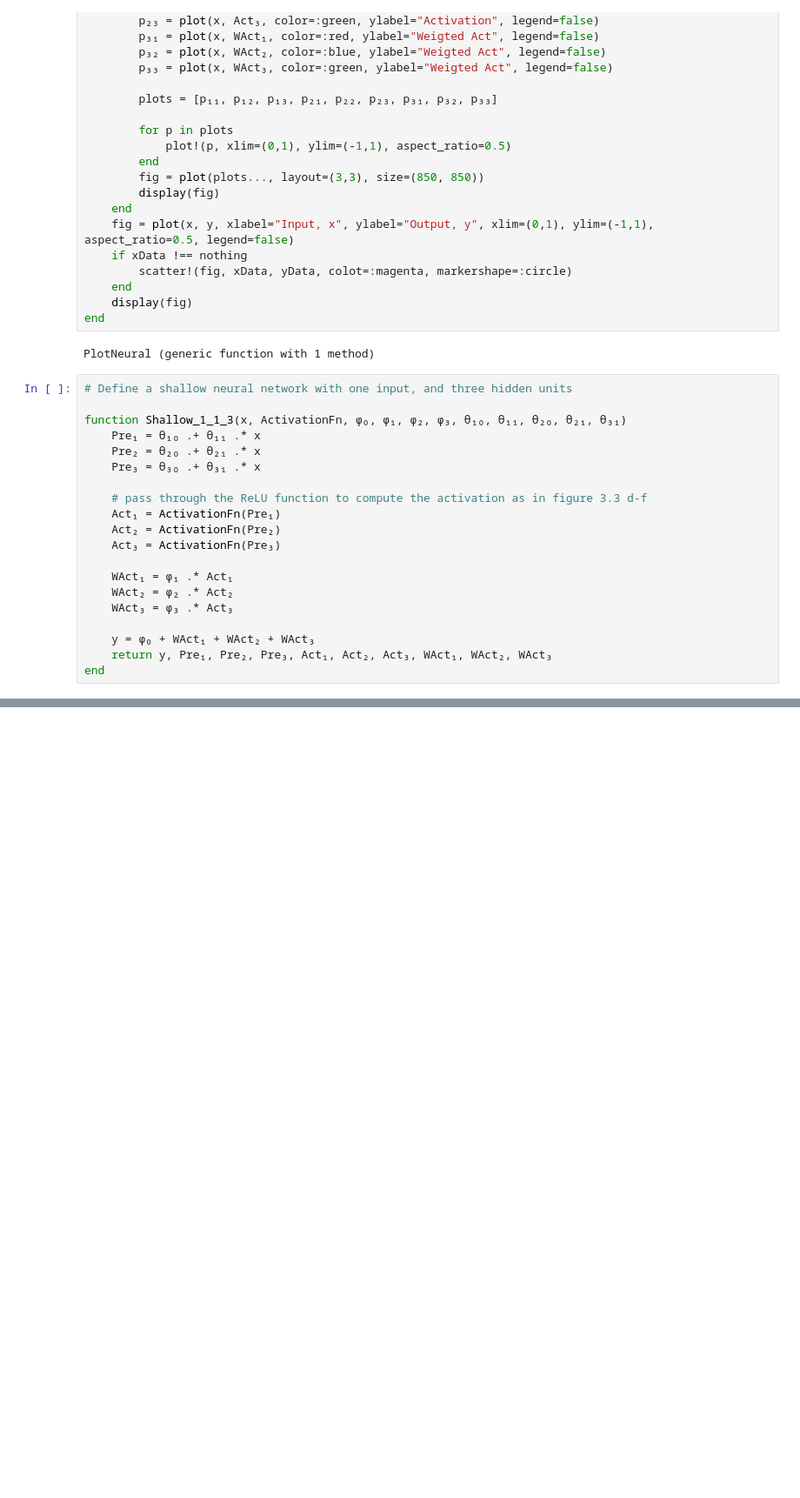
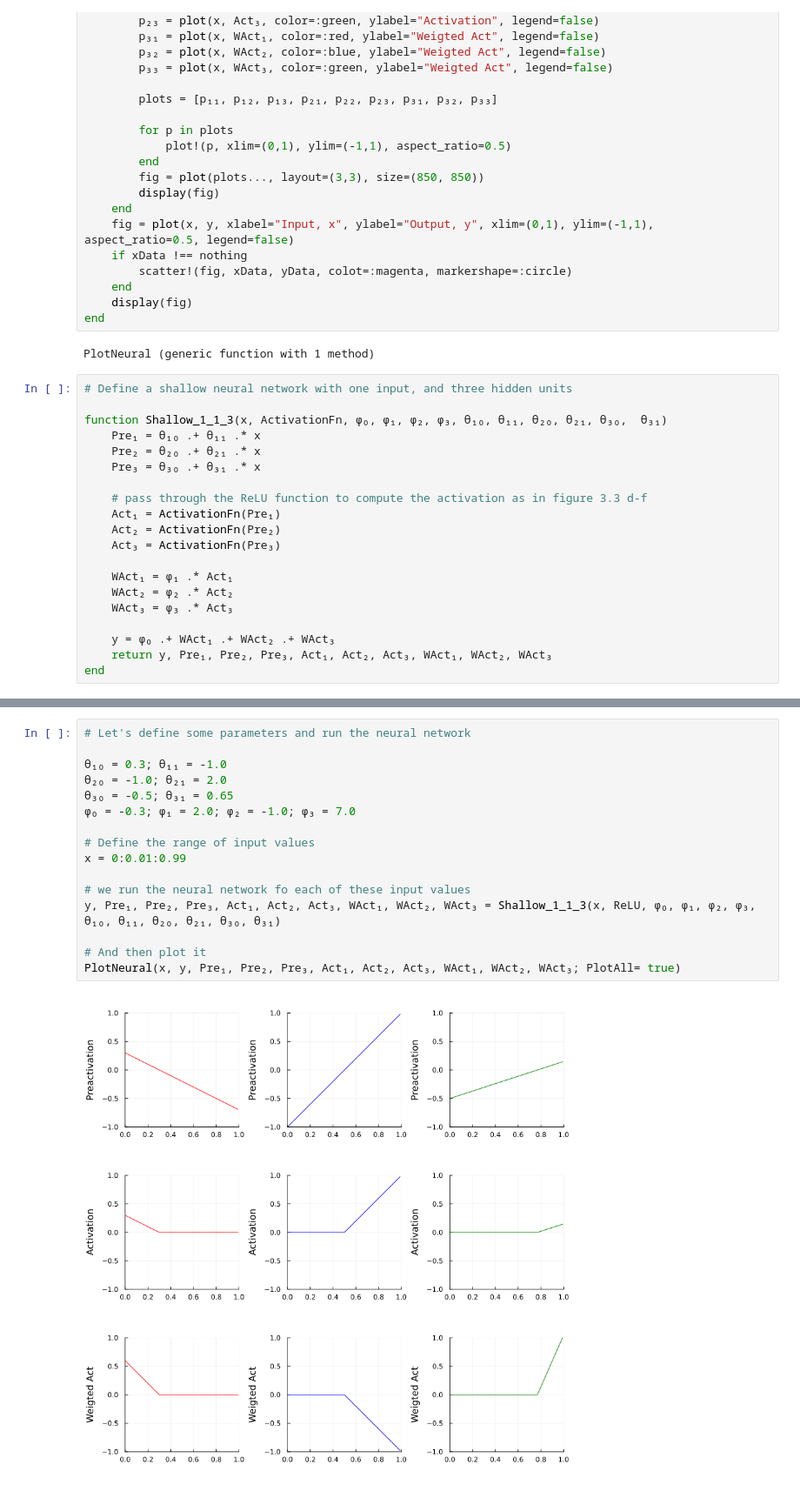
Before and after one commit to mirajcs/udl-julia, a Jupyter notebook: 3_4_Activation_Functions.ipynb, the cells around one changed output, grey strips where cells are left out. Shown at 87% size. Drawn from its saved outputs; the diff is of its cells as text; blank space fills up the shorter version.

```diff
--- a/3_4_Activation_Functions.ipynb
+++ b/3_4_Activation_Functions.ipynb
@@ -39,7 +39,7 @@ PlotNeural (generic function with 1 method)
 # %%
 # Define a shallow neural network with one input, and three hidden units
 
-function Shallow_1_1_3(x, ActivationFn, ϕ₀, ϕ₁, ϕ₂, ϕ₃, θ₁₀, θ₁₁, θ₂₀, θ₂₁, θ₃₁)
+function Shallow_1_1_3(x, ActivationFn, ϕ₀, ϕ₁, ϕ₂, ϕ₃, θ₁₀, θ₁₁, θ₂₀, θ₂₁, θ₃₀,  θ₃₁)
     Pre₁ = θ₁₀ .+ θ₁₁ .* x
     Pre₂ = θ₂₀ .+ θ₂₁ .* x
     Pre₃ = θ₃₀ .+ θ₃₁ .* x
@@ -53,7 +53,7 @@ function Shallow_1_1_3(x, ActivationFn, ϕ₀, ϕ₁, ϕ₂, ϕ₃, θ₁₀, θ
     WAct₂ = ϕ₂ .* Act₂
     WAct₃ = ϕ₃ .* Act₃
 
-    y = ϕ₀ + WAct₁ + WAct₂ + WAct₃
+    y = ϕ₀ .+ WAct₁ .+ WAct₂ .+ WAct₃
     return y, Pre₁, Pre₂, Pre₃, Act₁, Act₂, Act₃, WAct₁, WAct₂, WAct₃
 end
 # %% [output]
@@ -66,0 +71,18 @@ end
+# %%
+# Let's define some parameters and run the neural network
+
+θ₁₀ = 0.3; θ₁₁ = -1.0
+θ₂₀ = -1.0; θ₂₁ = 2.0
+θ₃₀ = -0.5; θ₃₁ = 0.65
+ϕ₀ = -0.3; ϕ₁ = 2.0; ϕ₂ = -1.0; ϕ₃ = 7.0
+
+# Define the range of input values
+x = 0:0.01:0.99
+
+# we run the neural network fo each of these input values
+y, Pre₁, Pre₂, Pre₃, Act₁, Act₂, Act₃, WAct₁, WAct₂, WAct₃ = Shallow_1_1_3(x, ReLU, ϕ₀, ϕ₁, ϕ₂, ϕ₃, θ₁₀, θ₁₁, θ₂₀, θ₂₁, θ₃₀, θ₃₁)
+
+# And then plot it
+PlotNeural(x, y, Pre₁, Pre₂, Pre₃, Act₁, Act₂, Act₃, WAct₁, WAct₂, WAct₃; PlotAll= true)
+# %% [output]
+[figure, added]
```
Also changed, not shown: parts of 4 cells of this notebook.
